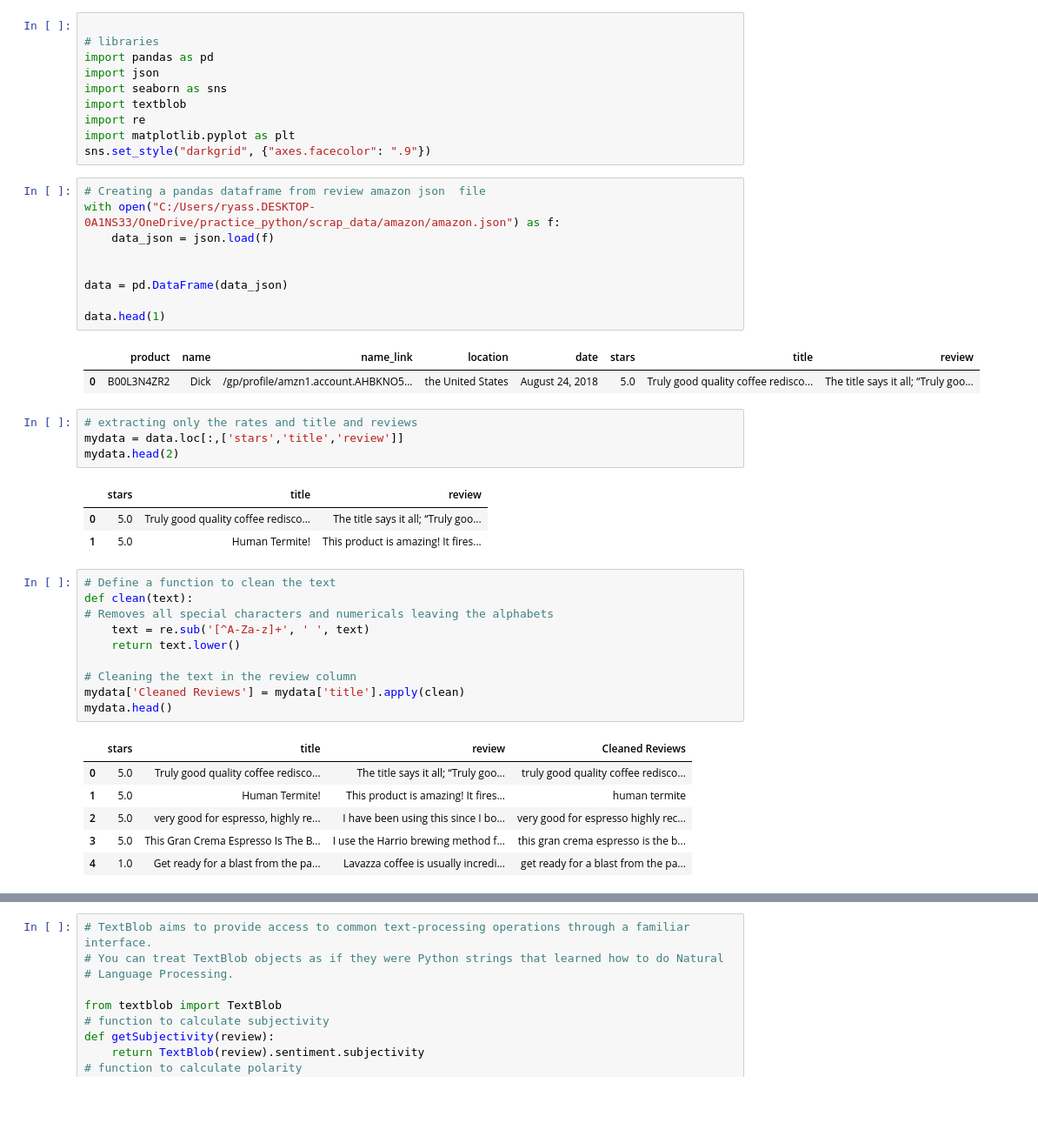
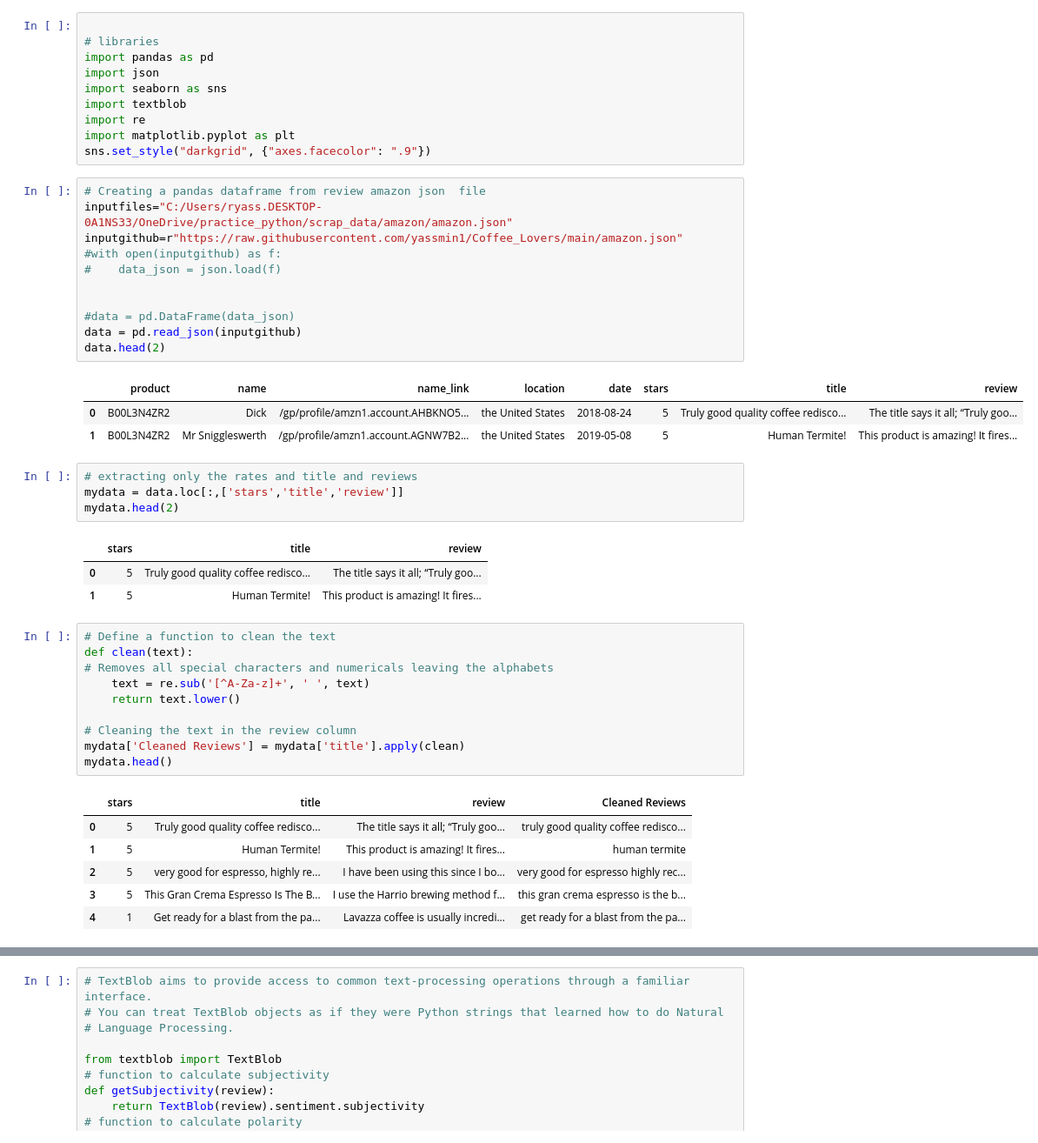
Before and after one commit to yassmin1/Coffee_Lovers, a Jupyter notebook: coffee_review_sentiments.ipynb, the cells around one changed output, grey strips where cells are left out. Shown at 87% size. Drawn from its saved outputs; the diff is of its cells as text; blank space fills up the shorter version.

```diff
--- a/coffee_review_sentiments.ipynb
+++ b/coffee_review_sentiments.ipynb
@@ -33,24 +35,27 @@ import matplotlib.pyplot as plt
 sns.set_style("darkgrid", {"axes.facecolor": ".9"})
 # %%
 # Creating a pandas dataframe from review amazon json  file
-with open("C:/Users/ryass.DESKTOP-0A1NS33/OneDrive/practice_python/scrap_data/amazon/amazon.json") as f:
-    data_json = json.load(f)
+inputfiles="C:/Users/ryass.DESKTOP-0A1NS33/OneDrive/practice_python/scrap_data/amazon/amazon.json"
+inputgithub=r"https://raw.githubusercontent.com/yassmin1/Coffee_Lovers/main/amazon.json"
+#with open(inputgithub) as f:
+#    data_json = json.load(f)
 
 
-data = pd.DataFrame(data_json)
-
-data.head(1)
+#data = pd.DataFrame(data_json)
+data = pd.read_json(inputgithub)
+data.head(2)
 # %% [output]
 |  | product | name | name_link | location | date | stars | title | review |
-| 0 | B00L3N4ZR2 | Dick | /gp/profile/amzn1.account.AHBKNO5... | the United States | August 24, 2018 | 5.0 | Truly good quality coffee redisco... | The title says it all; “Truly goo... |
+| 0 | B00L3N4ZR2 | Dick | /gp/profile/amzn1.account.AHBKNO5... | the United States | 2018-08-24 | 5 | Truly good quality coffee redisco... | The title says it all; “Truly goo... |
+| 1 | B00L3N4ZR2 | Mr Sniggleswerth | /gp/profile/amzn1.account.AGNW7B2... | the United States | 2019-05-08 | 5 | Human Termite! | This product is amazing! It fires... |
 # %%
 # extracting only the rates and title and reviews
 mydata = data.loc[:,['stars','title','review']]
 mydata.head(2)
 # %% [output]
 |  | stars | title | review |
-| 0 | 5.0 | Truly good quality coffee redisco... | The title says it all; “Truly goo... |
-| 1 | 5.0 | Human Termite! | This product is amazing! It fires... |
+| 0 | 5 | Truly good quality coffee redisco... | The title says it all; “Truly goo... |
+| 1 | 5 | Human Termite! | This product is amazing! It fires... |
 # %%
 # Define a function to clean the text
 def clean(text):
@@ -63,11 +68,11 @@ mydata['Cleaned Reviews'] = mydata['title'].apply(clean)
 mydata.head()
 # %% [output]
 |  | stars | title | review | Cleaned Reviews |
-| 0 | 5.0 | Truly good quality coffee redisco... | The title says it all; “Truly goo... | truly good quality coffee redisco... |
-| 1 | 5.0 | Human Termite! | This product is amazing! It fires... | human termite |
-| 2 | 5.0 | very good for espresso, highly re... | I have been using this since I bo... | very good for espresso highly rec... |
-| 3 | 5.0 | This Gran Crema Espresso Is The B... | I use the Harrio brewing method f... | this gran crema espresso is the b... |
-| 4 | 1.0 | Get ready for a blast from the pa... | Lavazza coffee is usually incredi... | get ready for a blast from the pa... |
+| 0 | 5 | Truly good quality coffee redisco... | The title says it all; “Truly goo... | truly good quality coffee redisco... |
+| 1 | 5 | Human Termite! | This product is amazing! It fires... | human termite |
+| 2 | 5 | very good for espresso, highly re... | I have been using this since I bo... | very good for espresso highly rec... |
+| 3 | 5 | This Gran Crema Espresso Is The B... | I use the Harrio brewing method f... | this gran crema espresso is the b... |
+| 4 | 1 | Get ready for a blast from the pa... | Lavazza coffee is usually incredi... | get ready for a blast from the pa... |
 # %%
 # cleaning stop words
 import nltk
```
Also changed, not shown: parts of 25 cells of this notebook.
